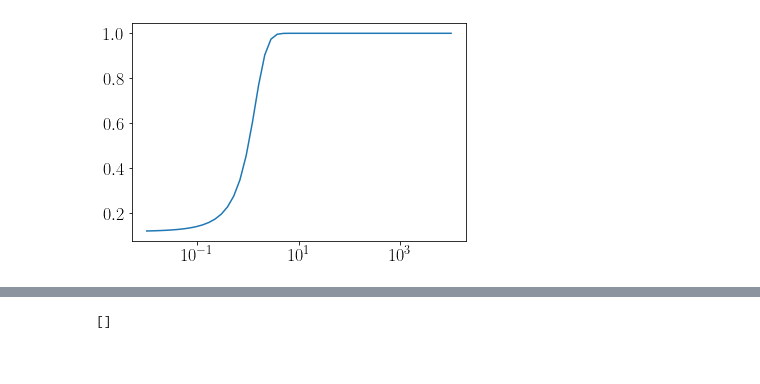
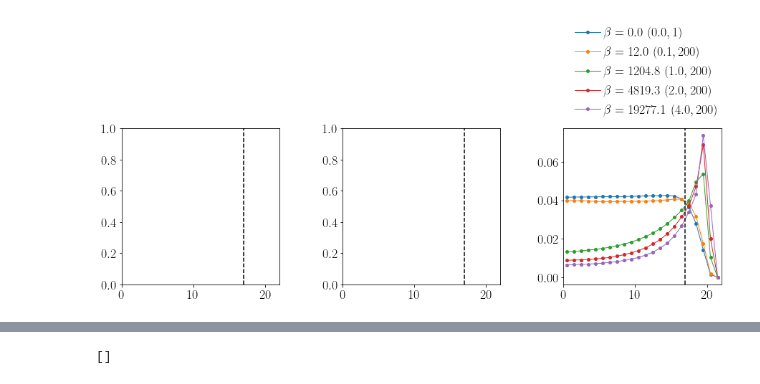
Before and after one commit to s-brahmachari/Active-noise-simulations, a Jupyter notebook: analysis_codes/plot-RDP.ipynb, the cells around one changed output, grey strips where cells are left out. Drawn from its saved outputs; the diff is of its cells as text; code cells hidden in the pictures.

```diff
--- a/analysis_codes/plot-RDP.ipynb
+++ b/analysis_codes/plot-RDP.ipynb
@@ -32,7 +32,7 @@ fig,axes=plt.subplots(1,3,figsize=(15,4),gridspec_kw={'wspace':0.4, 'hspace':0.4
 
 # [[ax1,ax2],[ax3,ax4]]=axes
 [ax1,ax2,ax3]=axes
-ind=4
+ind=3
 
 norm = mpl.colors.Normalize(vmin=0, vmax=0.6)
 cmap = cm.gist_rainbow
@@ -44,9 +44,10 @@ betas=[]
 w=0
 fpath='../../data/ROUSE_chainN100_confinedR0500/'
 fpath='../../data/SAC/RDP/'
+# fpath='../../data/ChrmAB_N500_R010_lowLC/RDP'
 
 for fname in os.listdir(fpath):
-    if '.npz' in fname and 'RadNumDens_B' in fname:
+    if '.npz' in fname and 'RadNumDens' in fname:
         # print(fname)#.split('_'))
         T= float(fname.split('_')[ind].replace('T',''))
         F=float(fname.split('_')[ind+1].replace('F',''))
@@ -124,6 +125,7 @@ ax1.semilogy()
 
 ax2.set_ylabel('Average radial position $\\langle r\\rangle/R_0$')
 ax2.set_xlabel('Activity $F^2\\tau_a/(\\gamma T)$')
+# ax2.set_xlim(0,30)
 ax2.semilogx()
 ax3.loglog()
 # ax2.set_ylim(0,1)
@@ -141,4 +143,74 @@ Text(0, 0.5, 'Fano factor $\\sigma_r^2/\\langle r\\rangle$')
 # %%
+fig,axes=plt.subplots(1,3,figsize=(15,4),gridspec_kw={'wspace':0.4, 'hspace':0.4})
 
-plt.semilogx(np.logspace(-2,4,50),fit(np.logspace(-2,4,50), 1,1))
+# [[ax1,ax2],[ax3,ax4]]=axes
+[ax1,ax2,ax3]=axes
+ind=3
+
+norm = mpl.colors.Normalize(vmin=0, vmax=0.6)
+cmap = cm.gist_rainbow
+m = cm.ScalarMappable(norm=norm, cmap=cmap)
+# print(m.to_rgba(x))
+Ts,Fs,Tas=[],[],[]
+Rmax=[]
+betas=[]
+w=0
+
+fpath='../../data/ChrmAB_N500_R010_lowLC/RDP/'
+fpath='../../data/SAC/RDP/'
+
+for fname in os.listdir(fpath):
+    if '.npz' in fname and 'RadNumDens' in fname:# and 'rep2' in fname:
+        # print(fname.split('_'))
+        T= float(fname.split('_')[ind].replace('T',''))
+        F=float(fname.split('_')[ind+1].replace('F',''))
+        Ta=float(fname.split('_')[ind+2].replace('Ta',''))
+        kb=float(fname.split('_')[ind+7].replace('kb',''))
+        Esoft=float(fname.split('_')[ind+3].replace('Esoft',''))
+        R0=float(fname.split('_')[ind+4].replace('R0',''))
+        dt=float(fname.split('_')[ind+8].replace('dt',''))
+        # print(T,F,Ta,Esoft,R0)
+
+        npzfile=np.load(fpath+fname)
+        beta=F**2*Ta/(0.1*T*0.0083)
+
+        if F==0 or Ta==200:#F==0.0 or (F==3 and (Ta==1 or Ta==100)):
+            if 'RadNumDens_A' in fname:
+                ax1.plot(npzfile['bins'],npzfile['hist'], '.-',label='$F={:.1f},{:.1f}$'.format(beta,F),lw=1)
+
+            elif 'RadNumDens_B' in fname:
+                ax2.plot(npzfile['bins'],npzfile['hist'], '.-',label='$F={:.1f}$'.format(F),lw=1)
+            else:
+                ax3.plot(npzfile['bins'],npzfile['hist'], '.-',label='$\\beta={:.1f}\ ({:.1f},{:.0f})$'.format(beta,F,Ta),lw=1)
+        # if F==0 or Ta==20:
+        #     ax2.plot(npzfile['bins'],npzfile['hist'], '.-',label='$\\beta={:.1f}\ ({:.1f},{:.0f})$'.format(beta,F,Ta),lw=1)
+        # if F==0 or Ta==200:
+        #     ax1.plot(npzfile['bins'],npzfile['hist'], '.-',label='$\\beta={:.1f}\ ({:.1f},{:.0f})$'.format(beta,F,Ta),lw=1)
+
+for axi in axes.flatten():
+    axi.axvline(R0-3,c='k',ls='--')
+    axi.set_xlim(0,R0+2)
+    axi.legend(loc='lower left', bbox_to_anchor=(0,1))
+
+# ax1.set_xlabel('Radial position')
+# ax1.set_ylabel('Number density $n(r)$')
+# # ax1.set_ylim([1e-7,1e-3])
+# ax1.semilogy()
+# # ax1.loglog()
+
+
+
+# ax2.set_ylabel('Average radial position $\\langle r\\rangle/R_0$')
+# ax2.set_xlabel('Activity $F^2\\tau_a/(\\gamma T)$')
+# ax2.semilogx()
+# ax3.loglog()
+# # ax2.set_ylim(0,1)
+# # plt.colorbar(m)
+
+# ax3.set_xlabel('Activity $F^2\\tau_a/(\\gamma T)$')
+# ax3.set_ylabel('Fano factor $\\sigma_r^2/\\langle r\\rangle$')
+
+# ax3.axvline(17,c='k',ls='--')
+
+# fig.savefig('../../plots/Rouse/avg_rad_pos_act.png', dpi=300, bbox_inches='tight')
 # %% [output]
@@ -146,4 +219,4 @@ plt.semilogx(np.logspace(-2,4,50),fit(np.logspace(-2,4,50), 1,1))
-[figure, old version]
+[figure, new version]
 # %%
 ind=4
 
```
Also changed, not shown: parts of 3 cells of this notebook, 6 other files.
